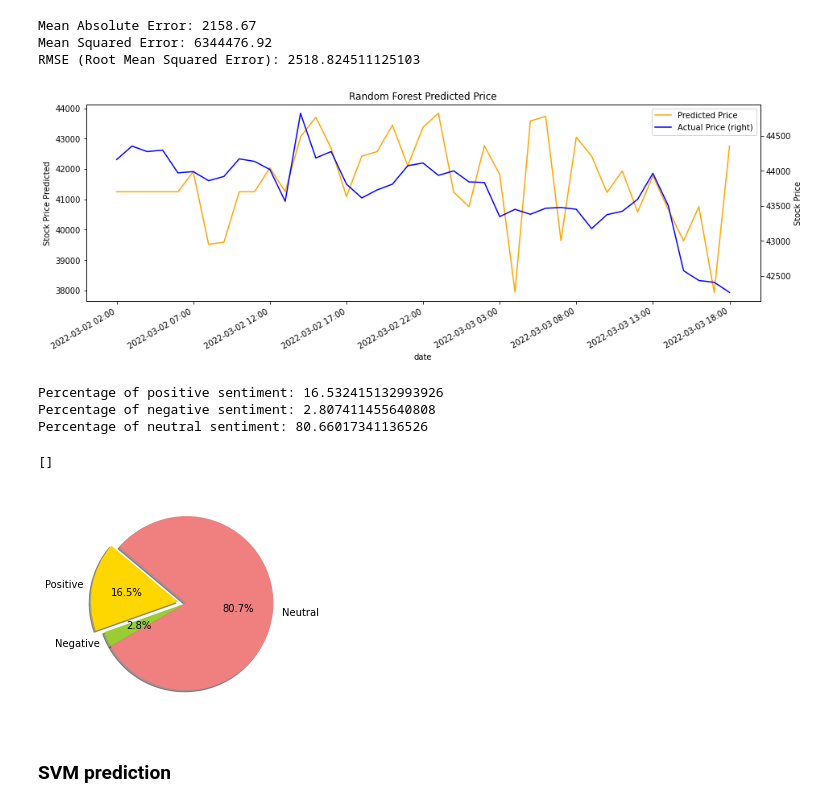
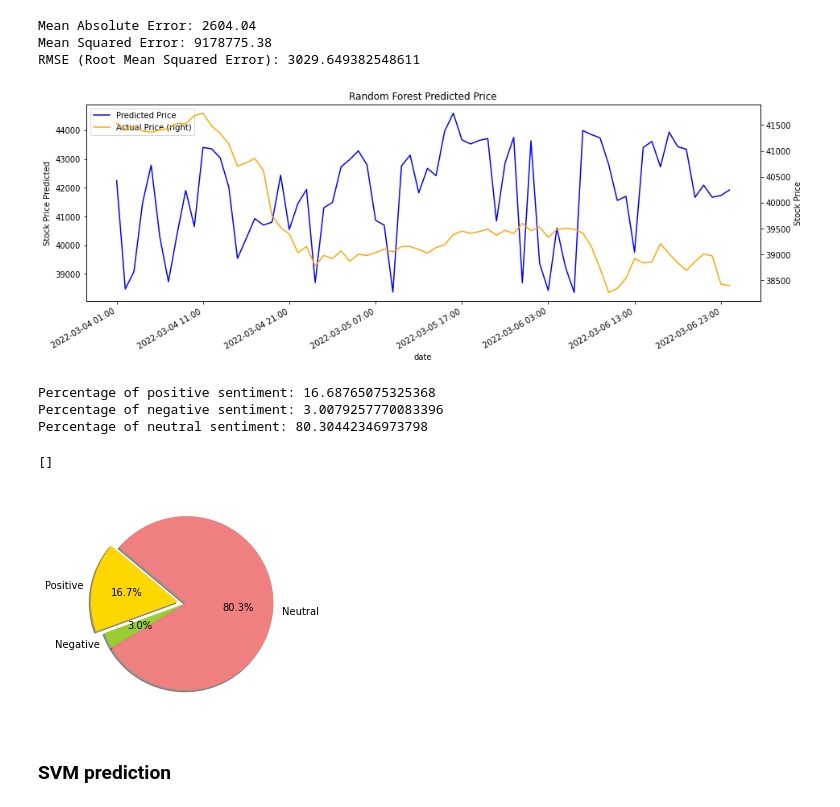
Before and after one commit to paulcodrea/crypto_price_prediction, a Jupyter notebook: 4_SVM_RF_prediction_BTC_price.ipynb, the cells around one changed output. Saved outputs shown, nothing was run; the diff lists cells and outputs as text; code cells hidden in the pictures.

```diff
--- a/4_SVM_RF_prediction_BTC_price.ipynb
+++ b/4_SVM_RF_prediction_BTC_price.ipynb
@@ -22,8 +12,13 @@ from sklearn.svm import SVR
 # %%
 # Read data from csv files
-df_read = pd.read_csv(f'{os.getcwd()}/market_prediction/hour_df.csv')
+df_read = pd.read_csv(f'{os.getcwd()}/final_sentiment_price.csv', index_col="date")
 df_read.rename(columns={'close':'Price'}, inplace=True)
+
+
+# Scale the data to be between 0 and 1 using MinMaxScaler.fit_transform()
+df_values = df_read.values
+sc = MinMaxScaler()
+data_scaled = sc.fit_transform(df_values)
+
+# save the numpy array back in a dataframe
+df_scaled = pd.DataFrame(data_scaled, columns=df_read.columns, index=df_read.index)
-# %%
-print(len(df_read))
-df_read.set_index('date', inplace=True)
-print(df_read.head())
@@ -82,24 +78,24 @@ def RandomForestModel(df):
 
 
     # Save the index for prediction_df as the index in the dataframe
-    prediction_df = pd.DataFrame(prediction, index=test.index)
+    RF_prediction_df = pd.DataFrame(prediction, index=test.index)
 
     # Plot the prediction and actual values in the same graph
-    ax = prediction_df.rename(columns={0: 'Predicted Price'}).plot(figsize=(15, 5), title='Random Forest Predicted Price', style='orange')
+    ax = RF_prediction_df.rename(columns={0: 'Predicted Price'}).plot(figsize=(15, 5), title='Random Forest Predicted Price', style='b-')
     ax.set_xlabel('Date and Time')
     ax.set_ylabel('Stock Price Predicted')
-    fig = y_test.rename(columns={'Price': 'Actual Price'}).plot(ax=ax, figsize=(15, 5), secondary_y=True, style='b-')
+    fig = y_test.rename(columns={'Price': 'Actual Price'}).plot(ax=ax, figsize=(15, 5), secondary_y=True, style='orange')
     fig.set_xlabel('Date and Time')
     fig.set_ylabel('Stock Price')
     plt.gcf().autofmt_xdate()
     plt.show()
 
 
-    return prediction #, bias, contributions
+    return RF_prediction_df, y_test
 # %%
-prediction = RandomForestModel(df_read)
+RF_prediction_df, RF_actual_df = RandomForestModel(df_read)
 # %% [output]
-Mean Absolute Error: 2158.67
-Mean Squared Error: 6344476.92
-RMSE (Root Mean Squared Error): 2518.824511125103
+Mean Absolute Error: 2604.04
+Mean Squared Error: 9178775.38
+RMSE (Root Mean Squared Error): 3029.649382548611
-[figure, old version]
+[figure, new version]
@@ -147,9 +125,9 @@ explode = (0.1, 0, 0)
 plt.pie(sizes, explode=explode, labels=labels, colors=colors, autopct='%1.1f%%', shadow=True, startangle=140)
 plt.plot()
 # %% [output]
-Percentage of positive sentiment: 16.532415132993926
-Percentage of negative sentiment: 2.807411455640808
-Percentage of neutral sentiment: 80.66017341136526
+Percentage of positive sentiment: 16.68765075325368
+Percentage of negative sentiment: 3.0079257770083396
+Percentage of neutral sentiment: 80.30442346973798
 []
 [figure]
 # %% [markdown]
```
Also changed, not shown: parts of 35 cells of this notebook.
